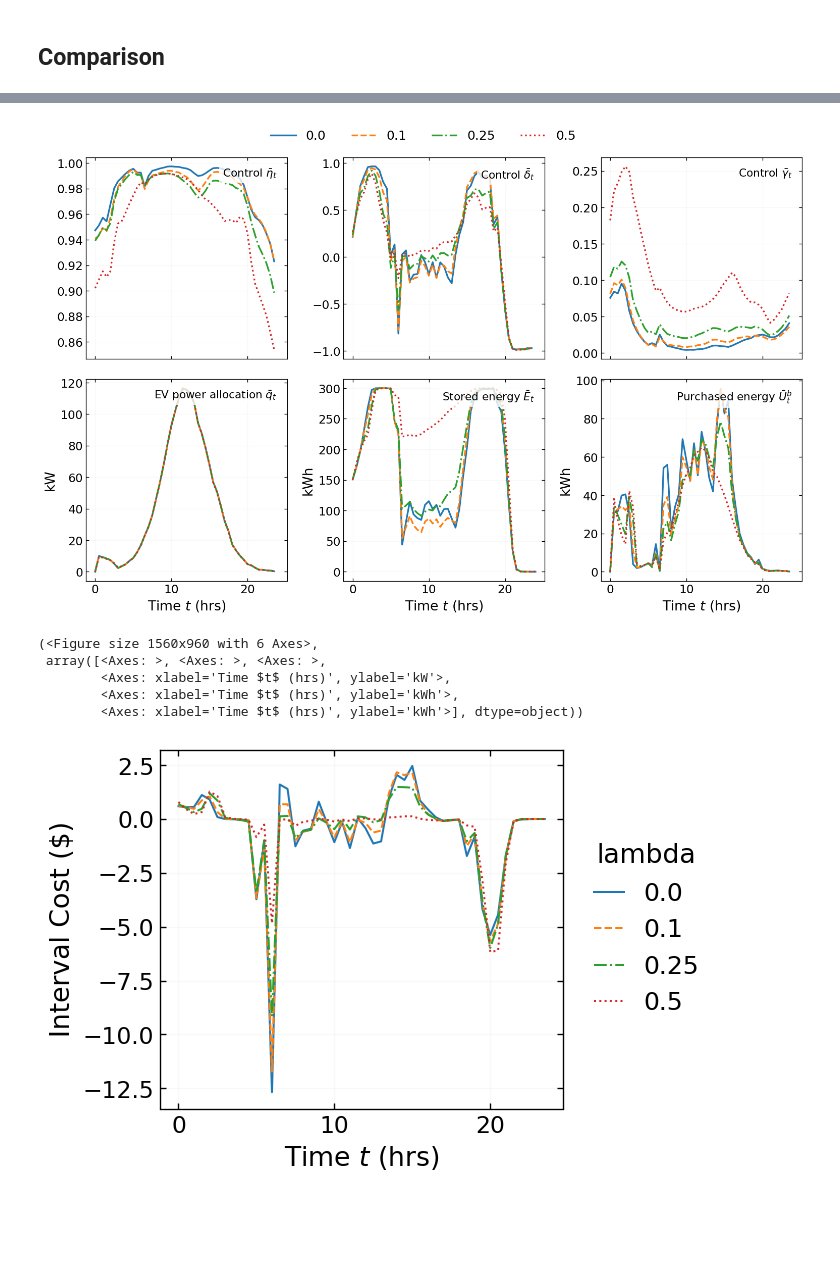
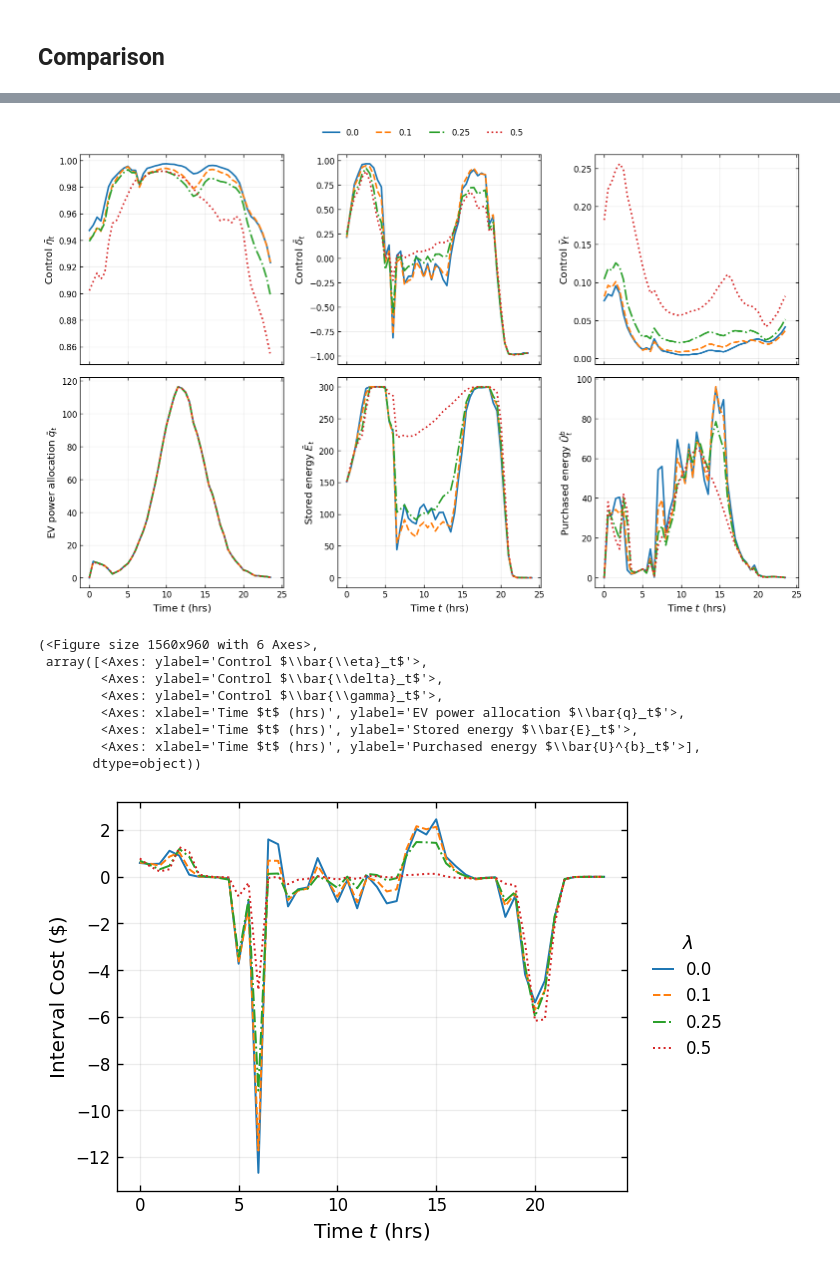
Before and after one commit to DenisseUrenda/stochastic-ems-policy, a Jupyter notebook: notebooks/03_lambda_experiments.ipynb, the cells around one changed output, grey strips where cells are left out. Drawn from its saved outputs; the diff is of its cells as text; code cells hidden in the pictures; blank space fills up the shorter version.

```diff
--- a/notebooks/03_lambda_experiments.ipynb
+++ b/notebooks/03_lambda_experiments.ipynb
@@ -351,17 +351,17 @@ J_episode: -17.190603256225586
 Saved rollouts: ../checkpoints/rollouts\lambda_experiment.pt
 # %%
 import sys
+import os
 sys.path.append("..")
 
 import torch
 
 import matplotlib.pyplot as plt
 
-plt.style.use("../styles/paper.mplstyle")
+plt.style.use("../styles/notebook.mplstyle")
 
 from source.plotting import *
 
-
 rollout_results = torch.load("../checkpoints/rollouts/lambda_experiment.pt")
 # %%
 
@@ -403,12 +403,15 @@ plot_controls_summary(
     save_path="../figures/lambda_experiments/controls_summary.pdf"
 )
 # %% [output]
-[figure, old version]
+[figure, new version]
 (<Figure size 1560x960 with 6 Axes>,
- array([<Axes: >, <Axes: >, <Axes: >,
-        <Axes: xlabel='Time $t$ (hrs)', ylabel='kW'>,
-        <Axes: xlabel='Time $t$ (hrs)', ylabel='kWh'>,
-        <Axes: xlabel='Time $t$ (hrs)', ylabel='kWh'>], dtype=object))
+ array([<Axes: ylabel='Control $\\bar{\\eta}_t$'>,
+        <Axes: ylabel='Control $\\bar{\\delta}_t$'>,
+        <Axes: ylabel='Control $\\bar{\\gamma}_t$'>,
+        <Axes: xlabel='Time $t$ (hrs)', ylabel='EV power allocation $\\bar{q}_t$'>,
+        <Axes: xlabel='Time $t$ (hrs)', ylabel='Stored energy $\\bar{E}_t$'>,
+        <Axes: xlabel='Time $t$ (hrs)', ylabel='Purchased energy $\\bar{U}^{b}_t$'>],
+       dtype=object))
 # %%
 fig, ax = plt.subplots(figsize=(6, 4))
 
@@ -428,32 +431,32 @@ linestyles = {
 
 for lambda_, history in rollout_results.items():
     cost = history["cost"].detach().numpy()
     time = history["time"].detach().numpy()
 
     cost_mean = cost.mean(axis=1)
 
     ax.plot(
         time[:-1],
         cost_mean,
         color=colors.get(lambda_),
         ls=linestyles.get(lambda_),
         lw=1.2,
         label=lambda_,
     )
 
 ax.set_xlabel(r"Time $t$ (hrs)")
 ax.set_ylabel("Interval Cost ($)")
 
 ax.legend(
-    title="lambda",
+    title=r"$\lambda$",
     loc="center left",
     bbox_to_anchor=(1.02, 0.5),
     frameon=False,
     handlelength=1.2
 )
 
 plt.tight_layout()
 plt.savefig("../figures/lambda_experiments/cost_lambda_comparison.pdf")
 plt.show()
 # %% [output]
-[figure, old version]
+[figure, new version]
```
Also changed, not shown: parts of 8 cells of this notebook, 24 other files.
